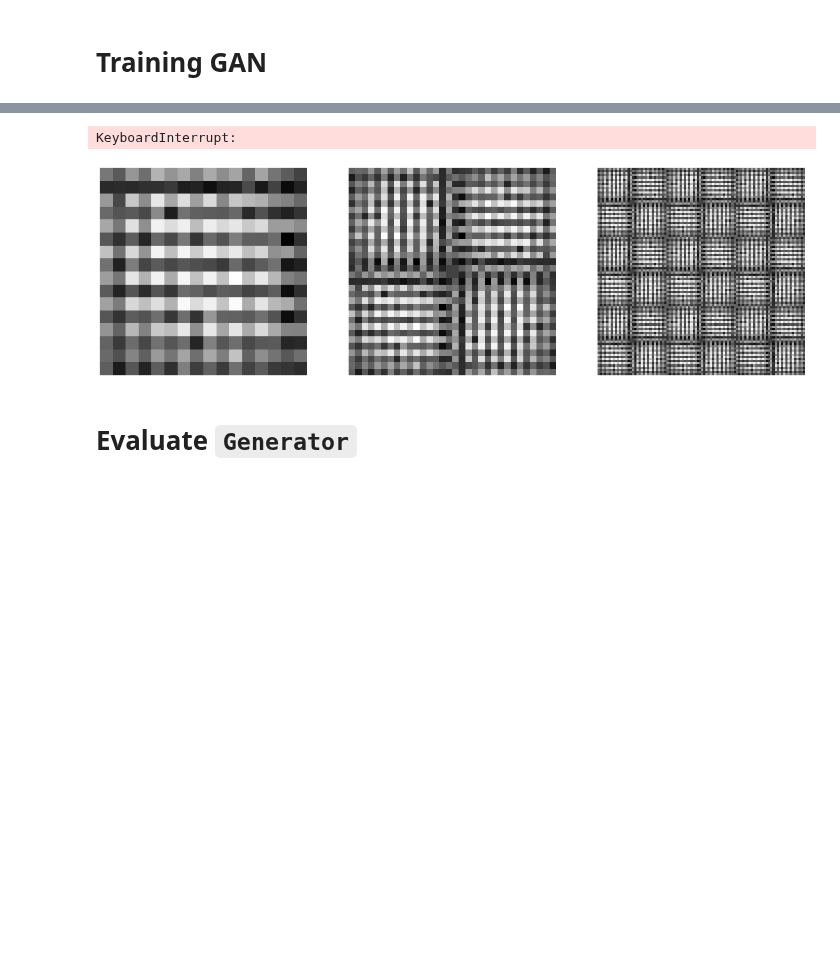
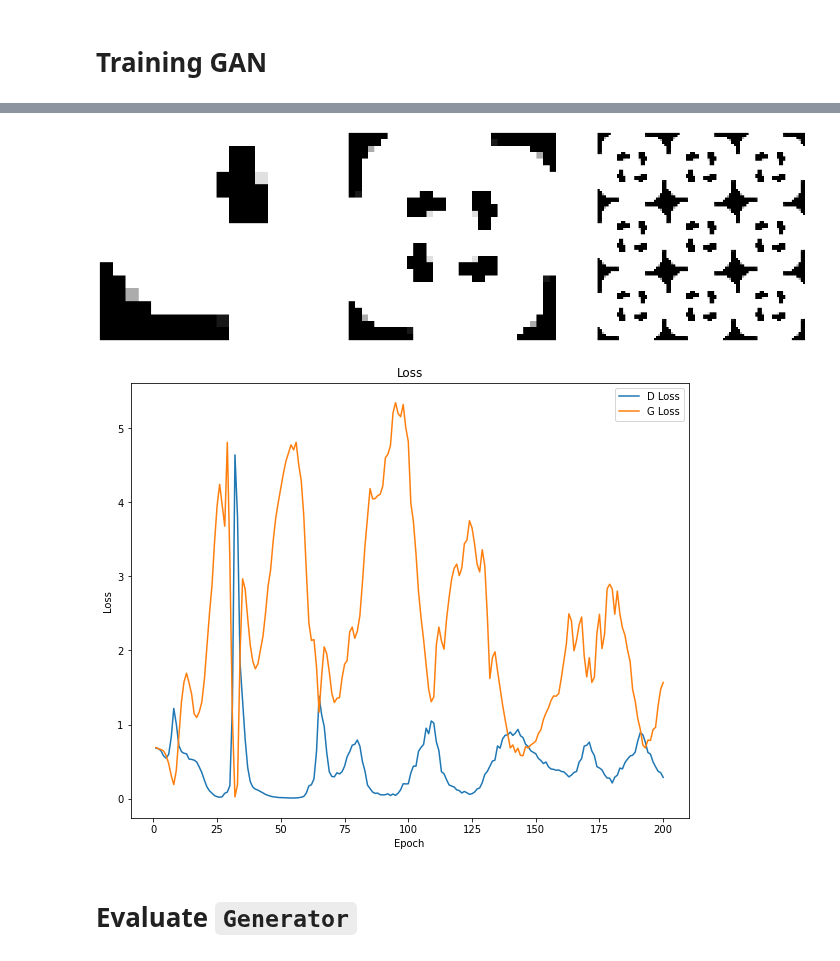
Before and after one commit to lucascbarbosa/INT, a Jupyter notebook: Manufatura Aditiva/Simulacao-GAN/pipeline/3- Machine_learning/GAN/GANv2.ipynb, the cells around one changed output, grey strips where cells are left out. Saved outputs shown, nothing was run; the diff lists cells and outputs as text; code cells hidden in the pictures; blank space fills up the shorter version.

```diff
--- a/Manufatura Aditiva/Simulacao-GAN/pipeline/3- Machine_learning/GAN/GANv2.ipynb
+++ b/Manufatura Aditiva/Simulacao-GAN/pipeline/3- Machine_learning/GAN/GANv2.ipynb
@@ -139,6 +136,9 @@ ________________________________________________________________________________
 # %% [markdown]
 ## Discriminator
 # %%
+def wasserstein_loss(y_true, y_pred):
+	return K.mean(y_true * y_pred)
+
 def porosity_loss():
     def custom_loss(y_true,y_pred):
         size = y_pred.shape[1]*y_pred.shape[2]
@@ -173,9 +173,14 @@ def validity_loss():
 
 def setup_D(input_D,lr,alpha_por,alpha_val):
     in_D = Input(shape=input_D)
-    out_D = Conv2D(64, (3,3), strides=(2, 2), padding='same', activation=LeakyReLU(alpha=0.2))(in_D)
+    out_D = GaussianNoise(0.2)(in_D)
+    out_D = Conv2D(64, (3,3), strides=(2, 2), padding='same', activation=LeakyReLU(alpha=0.2))(out_D)
+    # out_D = BatchNormalization()(out_D)
+    # out_D = LeakyReLU(alpha=0.2)(out_D)
     out_D = Dropout(0.4)(out_D)
     out_D = Conv2D(64, (3,3), strides=(2, 2), padding='same', activation=LeakyReLU(alpha=0.2))(out_D)
+    # out_D = BatchNormalization()(out_D)
+    # out_D = LeakyReLU(alpha=0.2)(out_D)
     out_D = Dropout(0.4)(out_D)
     out_D = Flatten()(out_D)
     out_D = Dense(1, activation='sigmoid')(out_D)
@@ -196,8 +201,10 @@ def setup_D(input_D,lr,alpha_por,alpha_val):
 
     model.compile(
                 loss=['binary_crossentropy',porosity_loss(),validity_loss()], \
+                # loss=[kullback_leibler_divergence,porosity_loss(),validity_loss()], \
+                # loss=[wasserstein_loss,porosity_loss(),validity_loss()], \
                 loss_weights=[1.0,alpha_por,alpha_val], \
-                optimizer=opt, \
+                optimizer='adam', \
                 metrics=['accuracy'], \
                 run_eagerly=True)
     return model
@@ -232,8 +239,10 @@ def setup_GAN(G_model,D_model,alpha_por,alpha_val,lr,size):
     model = Model(name='GAN',inputs=in_G,outputs=out_GAN)
     model.compile(
                 loss=['binary_crossentropy',porosity_loss(),validity_loss()], \
+                # loss=[kullback_leibler_divergence,porosity_loss(),validity_loss()], \
+                # loss=[wasserstein_loss,porosity_loss(),validity_loss()], \
                 loss_weights=[1.0,alpha_por,alpha_val], \
-                optimizer=optimizer, \
+                optimizer='adam', \
                 metrics=['accuracy'], \
                 run_eagerly=True)
     return model
@@ -367,7 +376,7 @@ def porosity_match(geoms,porosity,tol):
 # %% [markdown]
 # Training GAN
 # %%
-def train(G_model,D_model,GAN_model,input_G,porosity,tol_porosity,batch_size,num_epochs,tmp_models_dir,geom_epoch_dirs,seed_geom_gif,plot=False,verbose_loss=False,verbose_acc=False):
+def train(G_model,D_model,GAN_model,input_G,porosity,tol_porosity,batch_size,num_epochs,tmp_models_dir,geom_epoch_dirs,seed_geom_gif,vstack=True,plot=False,verbose_loss=False,verbose_acc=False):
     for file in os.listdir(tmp_models_dir+'/G/'):
         os.remove(tmp_models_dir+'/G/'+file)
 
@@ -389,18 +398,36 @@ def train(G_model,D_model,GAN_model,input_G,porosity,tol_porosity,batch_size,num
         G_losses_epoch = []
         D_losses_epoch = []
         for j in range(batch_per_epoch):
-            X_real,y_real = generate_real_samples(X_good,half_batch)
-            X_fake,y_fake = generate_fake_samples(G_model,input_G,half_batch)
+            if vstack:
+                X_real,y_real = generate_real_samples(X_good,half_batch)
+                X_fake,y_fake = generate_fake_samples(G_model,input_G,half_batch)
 
-            X, y = np.vstack((X_real, X_fake)), np.vstack((y_real, y_fake))
+                X, y = np.vstack((X_real, X_fake)), np.vstack((y_real, y_fake))
 
-            if not verbose_loss:
-                D_loss = D_model.train_on_batch(x=[X,X,X], y=[y,porosity*np.ones(X.shape),0*np.ones(X.shape)])
-                D_loss = D_loss[0]
+                if not verbose_loss:
+                    D_loss = D_model.train_on_batch(x=[X,X,X], y=[y,porosity*np.ones(X.shape),0*np.ones(X.shape)])
+                    D_loss = D_loss[0]
+                else:
+                    D_loss = D_model.train_on_batch(x=[X,X,X], y=[y,porosity*np.ones(X.shape),0*np.ones(X.shape)],return_dict=True)
+                    print(D_loss)
+                    D_loss = D_loss['loss']
             else:
-                D_loss = D_model.train_on_batch(x=[X,X,X], y=[y,porosity*np.ones(X.shape),0*np.ones(X.shape)],return_dict=True)
-                D_loss = D_loss['loss']
+                X_real,y_real = generate_real_samples(X_good,half_batch)
+                X_fake,y_fake = generate_fake_samples(G_model,input_G,half_batch)
+                X, y = np.vstack((X_real, X_fake)), np.vstack((y_real, y_fake))
 
+                if not verbose_loss:
+                    D_loss_real = D_model.train_on_batch(x=[X_real,X_real,X_real], y=[y_real,porosity*np.ones(X_real.shape),0*np.ones(X_real.shape)])
+                    D_loss_real = D_loss_real[0]
+                    D_loss_fake = D_model.train_on_batch(x=[X_fake,X_fake,X_fake], y=[y_fake,porosity*np.ones(X_fake.shape),0*np.ones(X_fake.shape)])
+                    D_loss_fake = D_loss_fake[0]
+                else:
+                    D_loss_real = D_model.train_on_batch(x=[X_real,X_real,X_real], y=[y_real,porosity*np.ones(X_real.shape),0*np.ones(X_real.shape)],return_dict=True)
+                    D_loss_real = D_loss_real['loss']
+                    D_loss_fake = D_model.train_on_batch(x=[X_fake,X_fake,X_fake], y=[y_fake,porosity*np.ones(X_fake.shape),0*np.ones(X_fake.shape)],return_dict=True)
+                    D_loss_fake = D_loss_fake['loss']
+
+                D_loss = (D_loss_real+D_loss_fake)/2
             D_losses_epoch.append(D_loss)
 
             X_GAN = generate_input_G(input_G, batch_size)
@@ -411,6 +438,7 @@ def train(G_model,D_model,GAN_model,input_G,porosity,tol_porosity,batch_size,num
                 G_loss = G_loss[0]
             else:
                 G_loss= GAN_model.train_on_batch(x=X_GAN, y=[y_GAN,porosity*np.ones(X.shape),0*np.ones(X.shape)],return_dict=True)
+                print(G_loss)
                 G_loss = G_loss['loss']
 
             if verbose_loss:
@@ -469,8 +497,8 @@ batch_size = 64
 num_epochs = 200
 lr = 1e-4
 
-alpha_por = 1e-1
-alpha_val = 1e-2
+alpha_por = 0
+alpha_val = 0
 
 porosity = 0.55
 tol_porosity = 0.02
@@ -479,11 +507,12 @@ G = setup_G(input_G,output_G,size)
 D = setup_D(input_D,lr,alpha_por,alpha_val)
 GAN = setup_GAN(G,D,alpha_por,alpha_val,lr,size)
 
+vstack=True
 plot=True
 verbose_loss=True
 verbose_acc=True
 
 seed_geom_gif = np.random.randn(input_G).reshape(1, input_G)
 
-train(G,D,GAN,input_G,porosity,tol_porosity,batch_size,num_epochs,tmp_models_dir,geom_epoch_dirs,seed_geom_gif,plot=plot,verbose_loss=verbose_loss,verbose_acc=verbose_acc)
+train(G,D,GAN,input_G,porosity,tol_porosity,batch_size,num_epochs,tmp_models_dir,geom_epoch_dirs,seed_geom_gif,vstack=vstack,plot=plot,verbose_loss=verbose_loss,verbose_acc=verbose_acc)
 # %% [output]
@@ -507,5 +536,5 @@ train(G,D,GAN,input_G,porosity,tol_porosity,batch_size,num_epochs,tmp_models_dir
-KeyboardInterrupt:
-[figure, old version]
+[figure, new version]
+[figure, added]
 # %% [markdown]
 # Evaluate `Generator`
 # %% [markdown]
```
Also changed, not shown: parts of 6 cells of this notebook, 40 other files.
